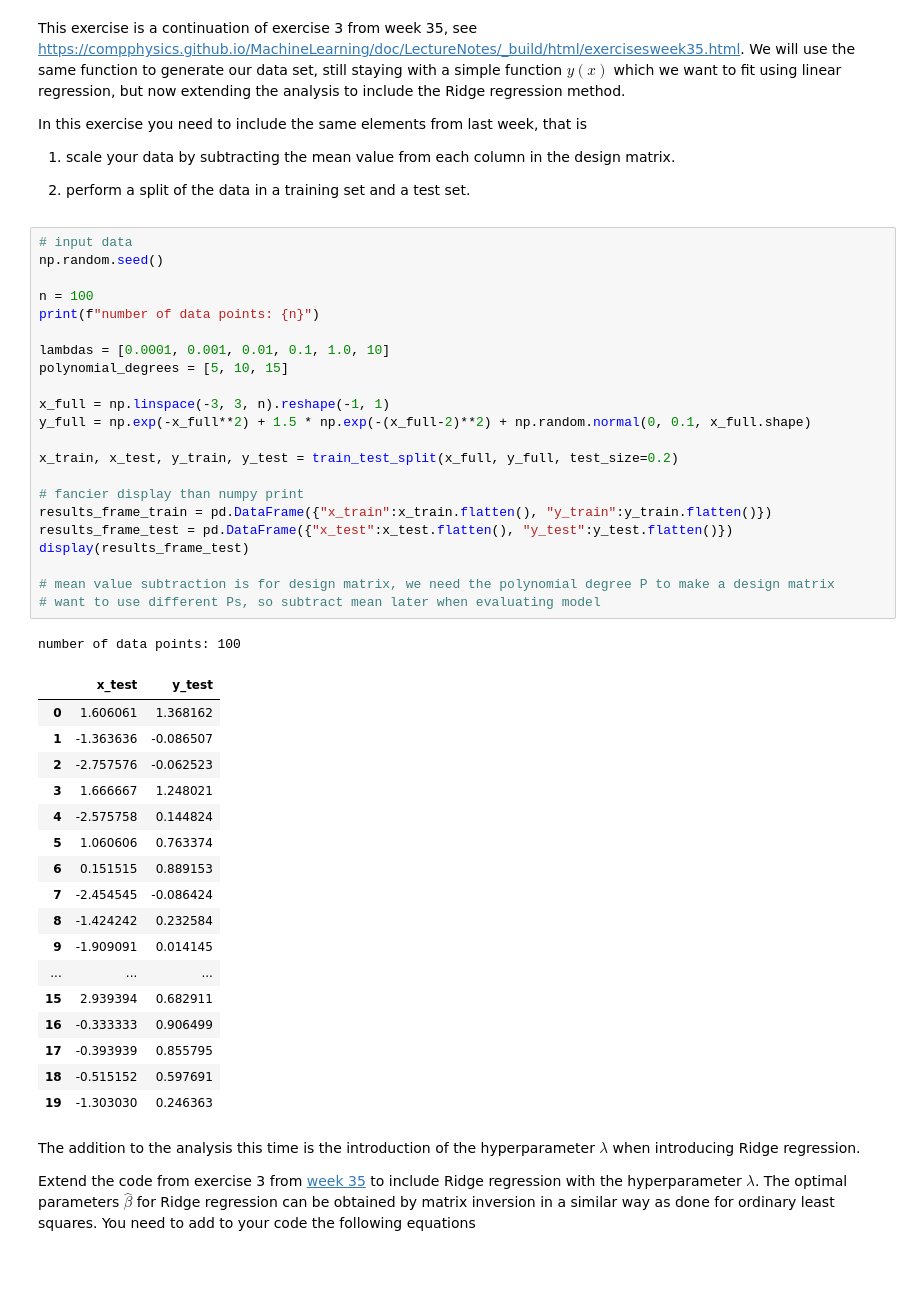
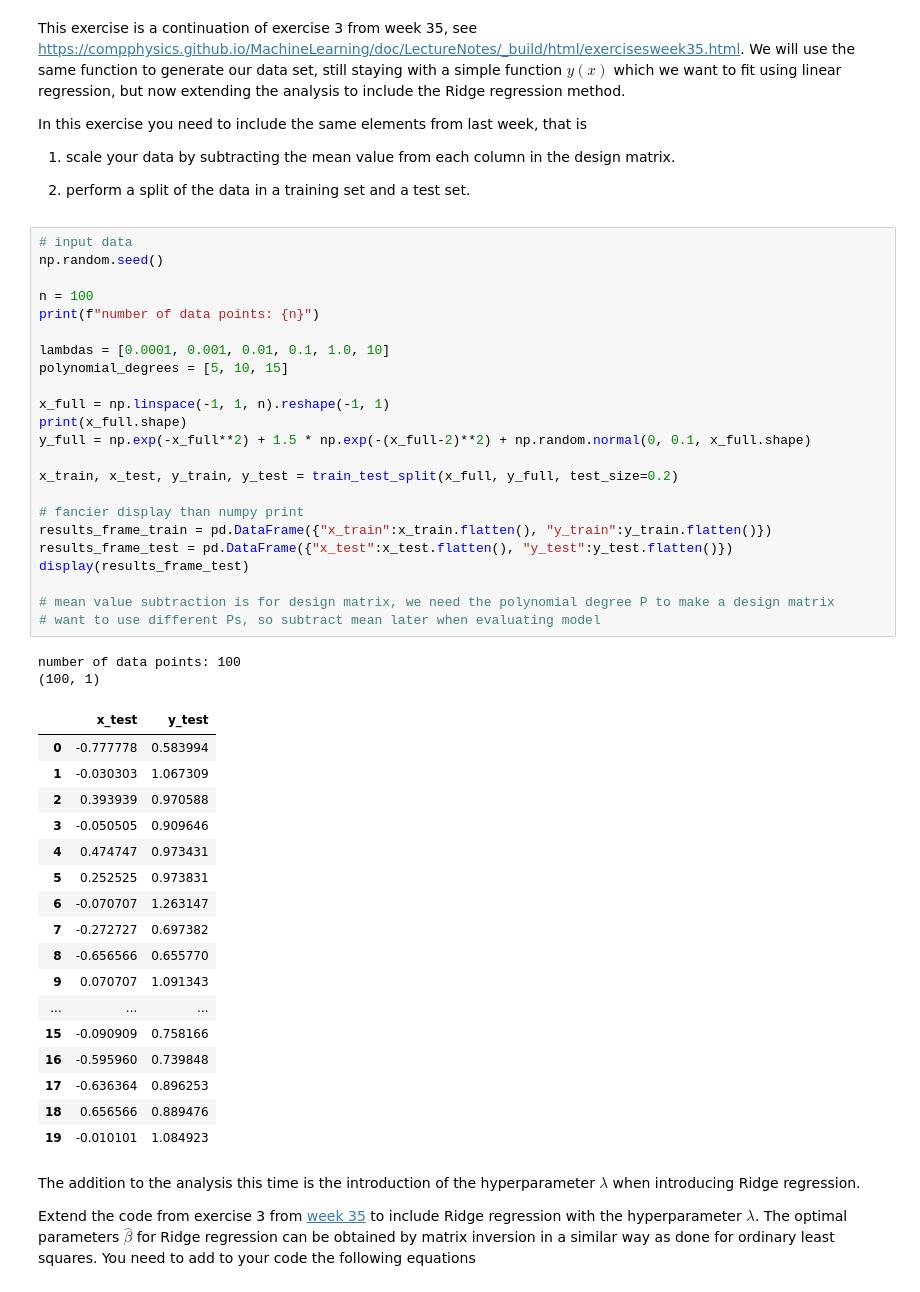
Before and after one commit to ericludvigs/MachineLearning, a Jupyter notebook: work/exercisesweek36.ipynb, the cells around one changed output. Cells and saved outputs as stored; diff of their text form.

```diff
--- a/work/exercisesweek36.ipynb
+++ b/work/exercisesweek36.ipynb
@@ -134,44 +134,46 @@ In this exercise you need to include the same elements from last week, that is
 # %%
 # input data
 np.random.seed()
 
 n = 100
 print(f"number of data points: {n}")
 
 lambdas = [0.0001, 0.001, 0.01, 0.1, 1.0, 10]
 polynomial_degrees = [5, 10, 15]
 
-x_full = np.linspace(-3, 3, n).reshape(-1, 1)
+x_full = np.linspace(-1, 1, n).reshape(-1, 1)
+print(x_full.shape)
 y_full = np.exp(-x_full**2) + 1.5 * np.exp(-(x_full-2)**2) + np.random.normal(0, 0.1, x_full.shape)
 
 x_train, x_test, y_train, y_test = train_test_split(x_full, y_full, test_size=0.2)
 
 # fancier display than numpy print
 results_frame_train = pd.DataFrame({"x_train":x_train.flatten(), "y_train":y_train.flatten()})
 results_frame_test = pd.DataFrame({"x_test":x_test.flatten(), "y_test":y_test.flatten()})
 display(results_frame_test)
 
 # mean value subtraction is for design matrix, we need the polynomial degree P to make a design matrix
 # want to use different Ps, so subtract mean later when evaluating model
 # %% [output]
 number of data points: 100
+(100, 1)
 |  | x_test | y_test |
-| 0 | 1.606061 | 1.368162 |
-| 1 | -1.363636 | -0.086507 |
-| 2 | -2.757576 | -0.062523 |
-| 3 | 1.666667 | 1.248021 |
-| 4 | -2.575758 | 0.144824 |
-| 5 | 1.060606 | 0.763374 |
-| 6 | 0.151515 | 0.889153 |
-| 7 | -2.454545 | -0.086424 |
-| 8 | -1.424242 | 0.232584 |
-| 9 | -1.909091 | 0.014145 |
+| 0 | -0.777778 | 0.583994 |
+| 1 | -0.030303 | 1.067309 |
+| 2 | 0.393939 | 0.970588 |
+| 3 | -0.050505 | 0.909646 |
+| 4 | 0.474747 | 0.973431 |
+| 5 | 0.252525 | 0.973831 |
+| 6 | -0.070707 | 1.263147 |
+| 7 | -0.272727 | 0.697382 |
+| 8 | -0.656566 | 0.655770 |
+| 9 | 0.070707 | 1.091343 |
 | ... | ... | ... |
-| 15 | 2.939394 | 0.682911 |
-| 16 | -0.333333 | 0.906499 |
-| 17 | -0.393939 | 0.855795 |
-| 18 | -0.515152 | 0.597691 |
-| 19 | -1.303030 | 0.246363 |
+| 15 | -0.090909 | 0.758166 |
+| 16 | -0.595960 | 0.739848 |
+| 17 | -0.636364 | 0.896253 |
+| 18 | 0.656566 | 0.889476 |
+| 19 | -0.010101 | 1.084923 |
 # %% [markdown]
 
 The addition to the analysis this time is the introduction of the hyperparameter $\lambda$ when introducing Ridge regression.
```
Also changed, not shown: parts of 5 cells of this notebook.
